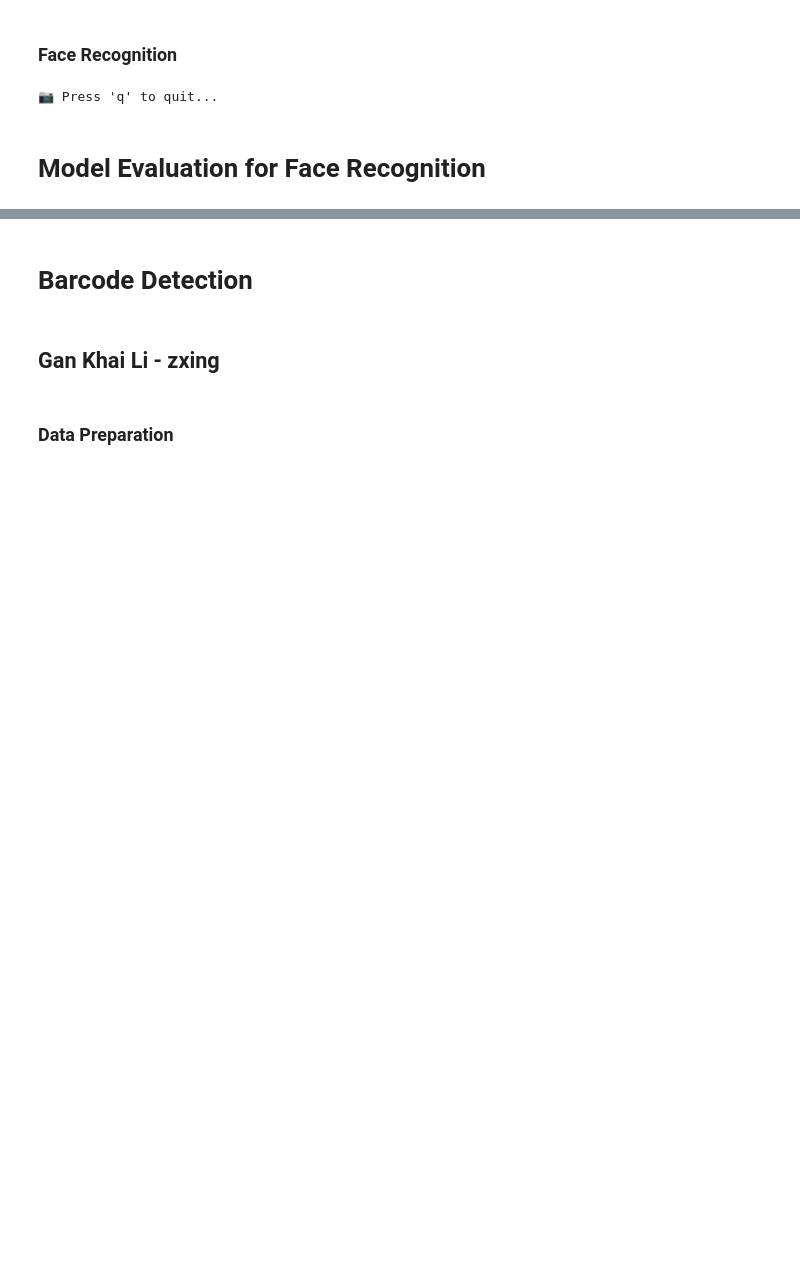
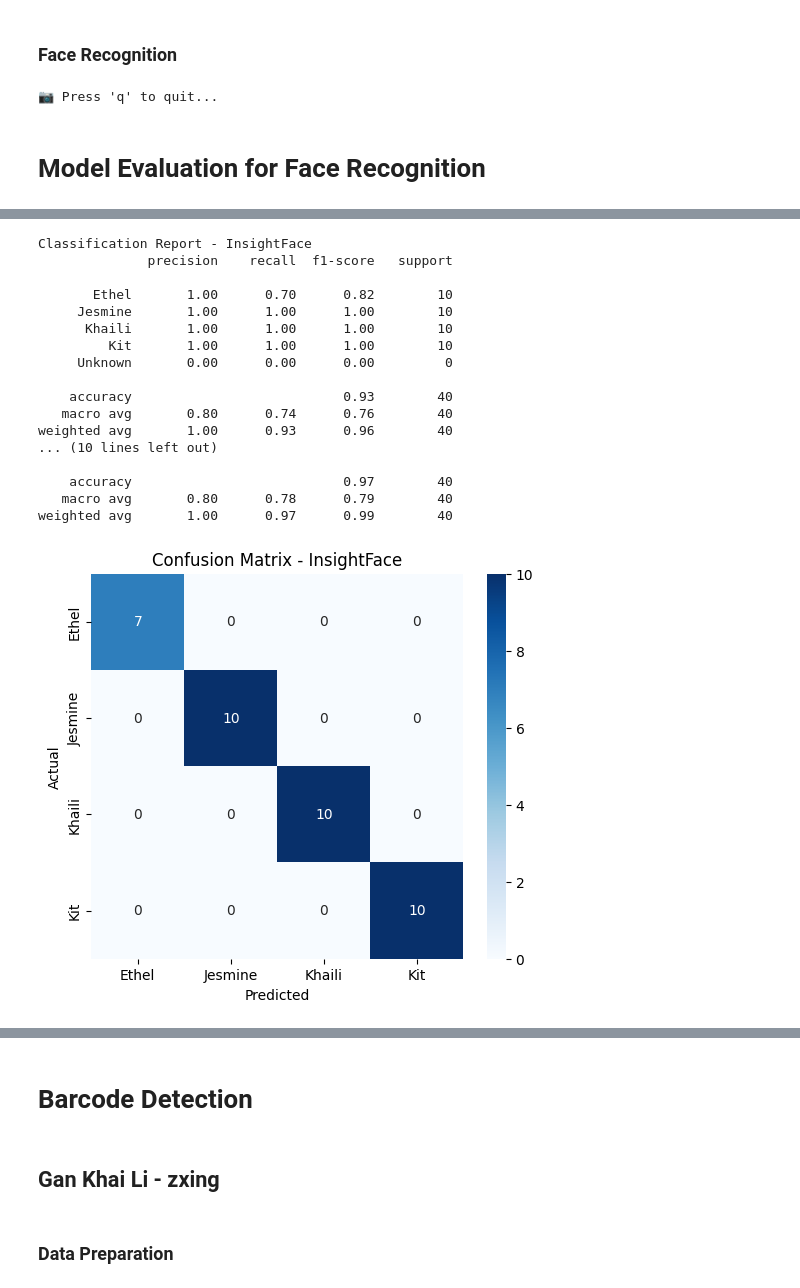
Before and after one commit to jesmine0820/image-processing-assignment, a Jupyter notebook: train.ipynb, the cells around one changed output, grey strips where cells are left out. Saved outputs shown, nothing was run; the diff lists cells and outputs as text; code cells hidden in the pictures; blank space fills up the shorter version.

```diff
--- a/train.ipynb
+++ b/train.ipynb
@@ -680,0 +701,78 @@ set det-size: (640, 640)
+# %%
+import matplotlib.pyplot as plt
+import seaborn as sns
+from sklearn.metrics import confusion_matrix, classification_report
+
+# ---------- Confusion Matrix ----------
+def plot_confusion(y_true, y_pred, model_name):
+    labels = sorted(set(y_true))
+    cm = confusion_matrix(y_true, y_pred, labels=labels)
+
+    plt.figure(figsize=(6, 5))
+    sns.heatmap(cm, annot=True, fmt="d", cmap="Blues",
+                xticklabels=labels, yticklabels=labels)
+    plt.title(f"Confusion Matrix - {model_name}")
+    plt.xlabel("Predicted")
+    plt.ylabel("Actual")
+    plt.show()
+
+# ---------- Classification Report ----------
+def print_report(y_true, y_pred, model_name):
+    print(f"\nClassification Report - {model_name}")
+    print(classification_report(y_true, y_pred, zero_division=0))
+
+# ---------- Accuracy Bar Chart ----------
+def plot_accuracy_comparison(df):
+    df_plot = df[df["Person"] != "Overall"]  # exclude overall row
+    df_plot.set_index("Person", inplace=True)
+    df_plot.plot(kind="bar", figsize=(8, 5))
+    plt.title("Per-Person Accuracy Comparison")
+    plt.ylabel("Accuracy")
+    plt.ylim(0, 1.05)
+    plt.xticks(rotation=45)
+    plt.legend(title="Model")
+    plt.show()
+
+# ---------- Overall Accuracy ----------
+def plot_overall_accuracy(df):
+    overall = df[df["Person"] == "Overall"].melt(
+        id_vars="Person", var_name="Model", value_name="Accuracy"
+    )
+    plt.figure(figsize=(5, 5))
+    sns.barplot(x="Model", y="Accuracy", data=overall, palette="viridis")
+    plt.title("Overall Accuracy Comparison")
+    plt.ylim(0, 1.05)
+    plt.show()
+
+
+# ================== RUN VISUALIZATIONS ==================
+# Reports
+print_report(y_true_insight, y_pred_insight, "InsightFace")
+print_report(y_true_mtcnn, y_pred_mtcnn, "MTCNN+FaceNet")
+
+# Confusion Matrices
+plot_confusion(y_true_insight, y_pred_insight, "InsightFace")
+plot_confusion(y_true_mtcnn, y_pred_mtcnn, "MTCNN+FaceNet")
+
+# Accuracy Comparisons
+plot_accuracy_comparison(df)
+plot_overall_accuracy(df)
+# %% [output]
+Classification Report - InsightFace
+              precision    recall  f1-score   support
+
+       Ethel       1.00      0.70      0.82        10
+     Jesmine       1.00      1.00      1.00        10
+      Khaili       1.00      1.00      1.00        10
+         Kit       1.00      1.00      1.00        10
+     Unknown       0.00      0.00      0.00         0
+
+    accuracy                           0.93        40
+   macro avg       0.80      0.74      0.76        40
+weighted avg       1.00      0.93      0.96        40
+... (10 lines left out)
+
+    accuracy                           0.97        40
+   macro avg       0.80      0.78      0.79        40
+weighted avg       1.00      0.97      0.99        40
+[figure, added]
```
Also changed, not shown: parts of 2 cells of this notebook, 5 other files.
